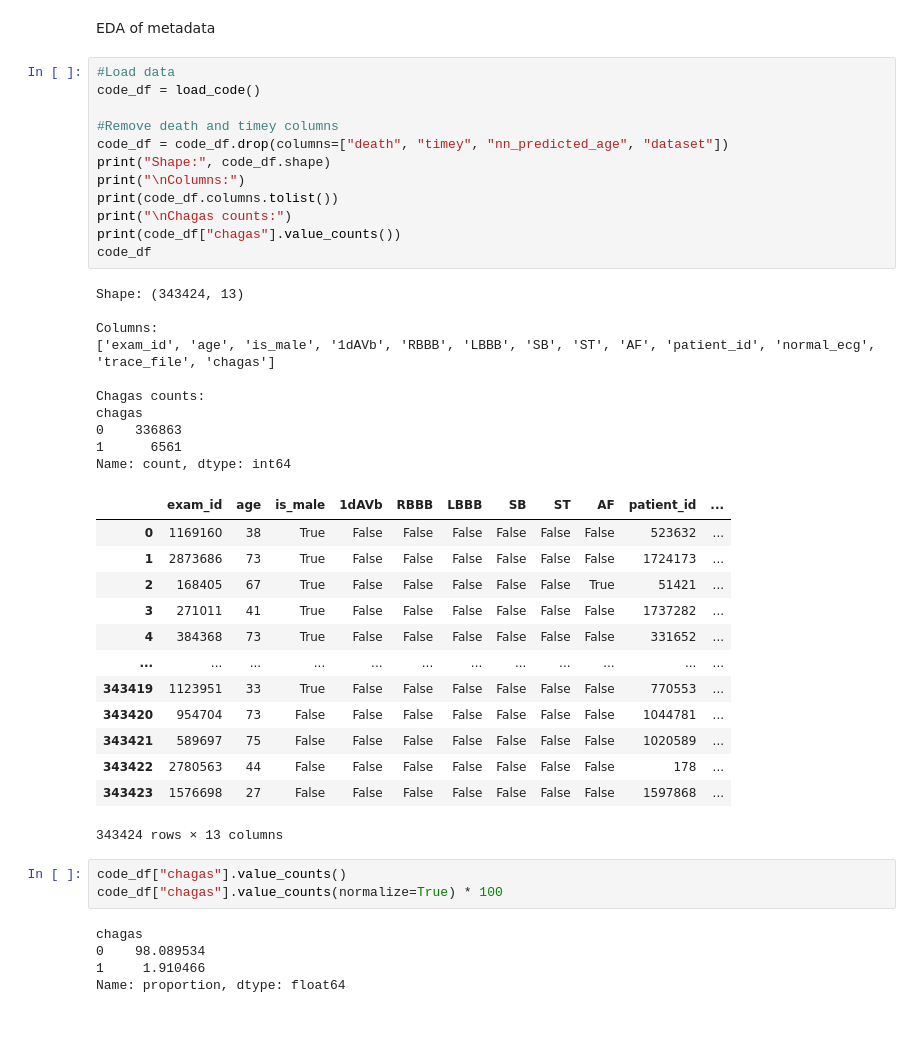
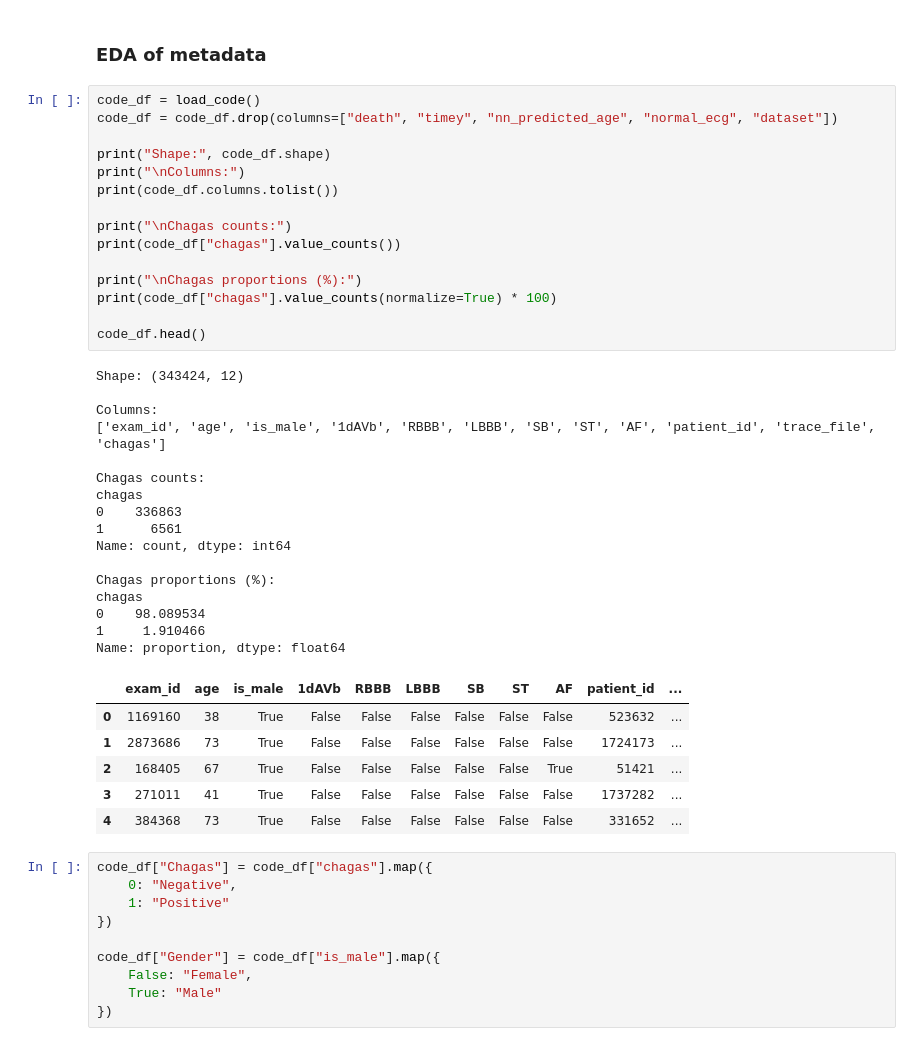
Before and after one commit to Vilnius-Kosice-joint-project-2026/detection-of-chagas-disease, a Jupyter notebook: notebooks/eda.ipynb, the cells around one changed output. Cells and saved outputs as stored; diff of their text form.

```diff
--- a/notebooks/eda.ipynb
+++ b/notebooks/eda.ipynb
@@ -13,47 +39,51 @@ from src.read_code15 import get_ecg_by_exam_id as get_code_ecg
 # %% [markdown]
-EDA of metadata
+### EDA of metadata
 # %%
-#Load data
 code_df = load_code()
+code_df = code_df.drop(columns=["death", "timey", "nn_predicted_age", "normal_ecg", "dataset"])
 
-#Remove death and timey columns
-code_df = code_df.drop(columns=["death", "timey", "nn_predicted_age", "dataset"])
 print("Shape:", code_df.shape)
 print("\nColumns:")
 print(code_df.columns.tolist())
+
 print("\nChagas counts:")
 print(code_df["chagas"].value_counts())
-code_df
+
+print("\nChagas proportions (%):")
+print(code_df["chagas"].value_counts(normalize=True) * 100)
+
+code_df.head()
 # %% [output]
-Shape: (343424, 13)
+Shape: (343424, 12)
 
 Columns:
-['exam_id', 'age', 'is_male', '1dAVb', 'RBBB', 'LBBB', 'SB', 'ST', 'AF', 'patient_id', 'normal_ecg', 'trace_file', 'chagas']
+['exam_id', 'age', 'is_male', '1dAVb', 'RBBB', 'LBBB', 'SB', 'ST', 'AF', 'patient_id', 'trace_file', 'chagas']
 
 Chagas counts:
 chagas
 0    336863
 1      6561
 Name: count, dtype: int64
+
+Chagas proportions (%):
+chagas
+0    98.089534
+1     1.910466
+Name: proportion, dtype: float64
 |  | exam_id | age | is_male | 1dAVb | RBBB | LBBB | SB | ST | AF | patient_id | ... |
 | 0 | 1169160 | 38 | True | False | False | False | False | False | False | 523632 | ... |
 | 1 | 2873686 | 73 | True | False | False | False | False | False | False | 1724173 | ... |
 | 2 | 168405 | 67 | True | False | False | False | False | False | True | 51421 | ... |
 | 3 | 271011 | 41 | True | False | False | False | False | False | False | 1737282 | ... |
 | 4 | 384368 | 73 | True | False | False | False | False | False | False | 331652 | ... |
-| ... | ... | ... | ... | ... | ... | ... | ... | ... | ... | ... | ... |
-| 343419 | 1123951 | 33 | True | False | False | False | False | False | False | 770553 | ... |
-| 343420 | 954704 | 73 | False | False | False | False | False | False | False | 1044781 | ... |
-| 343421 | 589697 | 75 | False | False | False | False | False | False | False | 1020589 | ... |
-| 343422 | 2780563 | 44 | False | False | False | False | False | False | False | 178 | ... |
-| 343423 | 1576698 | 27 | False | False | False | False | False | False | False | 1597868 | ... |
-343424 rows × 13 columns
 # %%
-code_df["chagas"].value_counts()
-code_df["chagas"].value_counts(normalize=True) * 100
+code_df["Chagas"] = code_df["chagas"].map({
+    0: "Negative",
+    1: "Positive"
+})
+
+code_df["Gender"] = code_df["is_male"].map({
+    False: "Female",
+    True: "Male"
+})
-# %% [output]
-chagas
-0    98.089534
-1     1.910466
-Name: proportion, dtype: float64
 # %%
```
Also changed, not shown: parts of 23 cells of this notebook, 14 other files.
